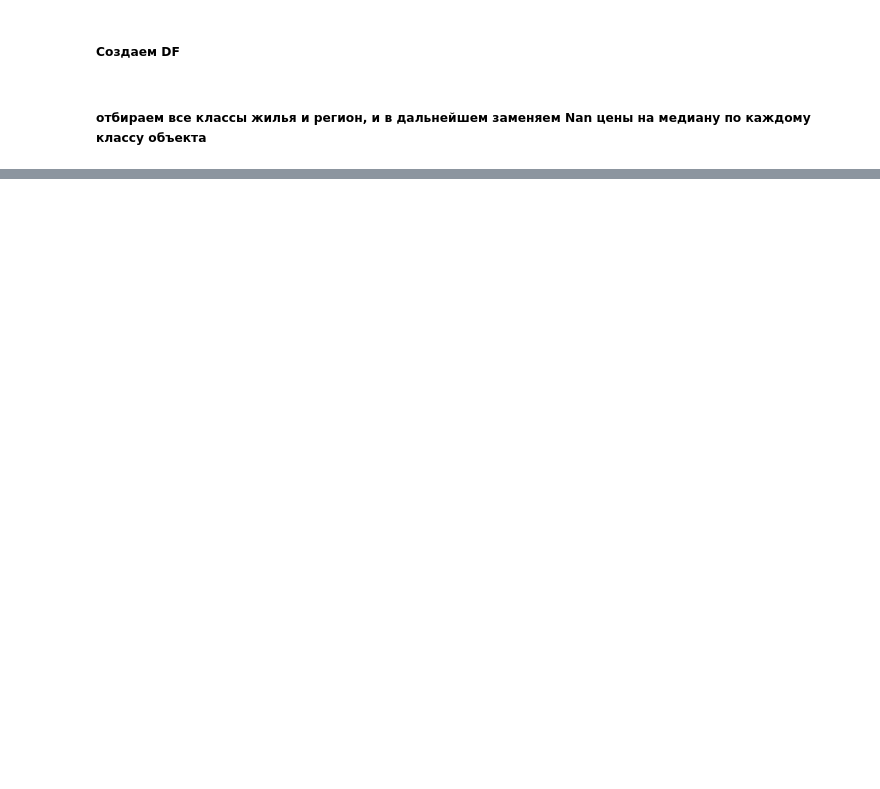
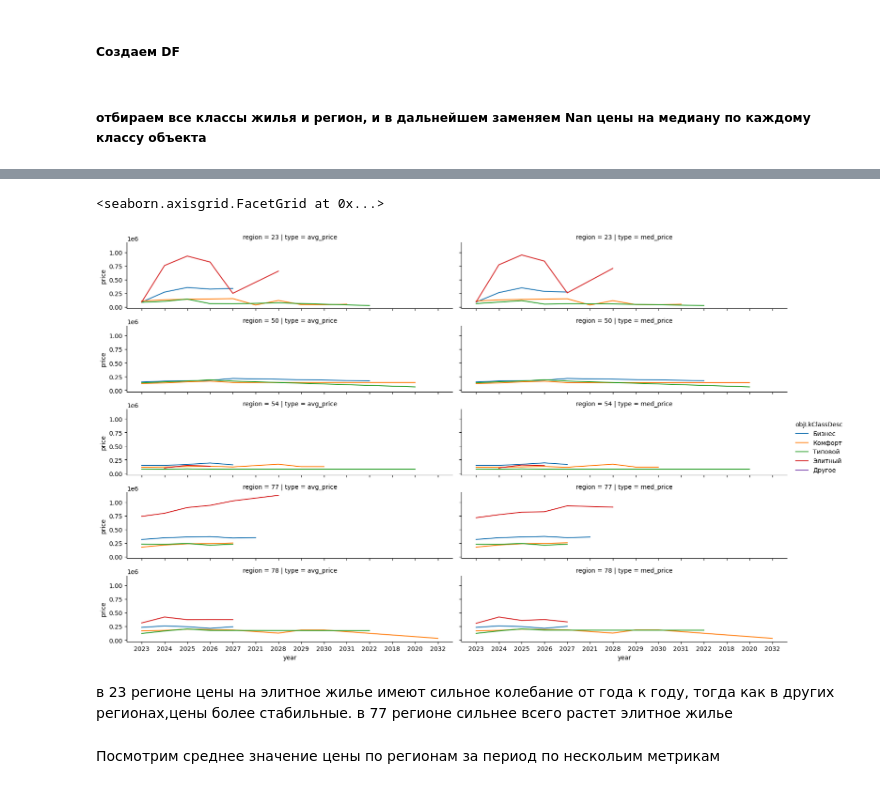
Before and after one commit to AlbrtKrd/DS_Reebot, a Jupyter notebook: Lessons_3_4/Home.ipynb, the cells around one changed output, grey strips where cells are left out. Drawn from its saved outputs; the diff is of its cells as text; code cells hidden in the pictures; blank space fills up the shorter version.

```diff
--- a/Lessons_3_4/Home.ipynb
+++ b/Lessons_3_4/Home.ipynb
@@ -48,0 +121,5 @@ for cla in a:
+# %%
+df_prices = df[['region','objLkClassDesc','year','med_price','avg_price']]
+df_price_long = pd.melt(df_prices,var_name='type',value_name='price',
+                        id_vars=['region','objLkClassDesc','year'])
+df_price_long
@@ -48,0 +156,19 @@ for cla in a:
+# %%
+sns.relplot(
+    x='year',
+    y='price',
+    hue='objLkClassDesc',
+    data=df_price_long.groupby(['region','objLkClassDesc','year','type'])['price'].mean().reset_index(),
+    row='region',
+    kind='line',
+    col='type',
+    aspect=4,
+    height=2)
+# %% [output]
+<seaborn.axisgrid.FacetGrid at 0x...>
+[figure, added]
+# %% [markdown]
+в 23 регионе цены на элитное жилье имеют сильное колебание от года к году, тогда как в других регионах,цены более стабильные.
+в 77 регионе сильнее всего растет элитное жилье
+# %% [markdown]
+Посмотрим среднее значение цены по регионам за период по нескольим метрикам
```
Also changed, not shown: parts of 37 cells of this notebook.
